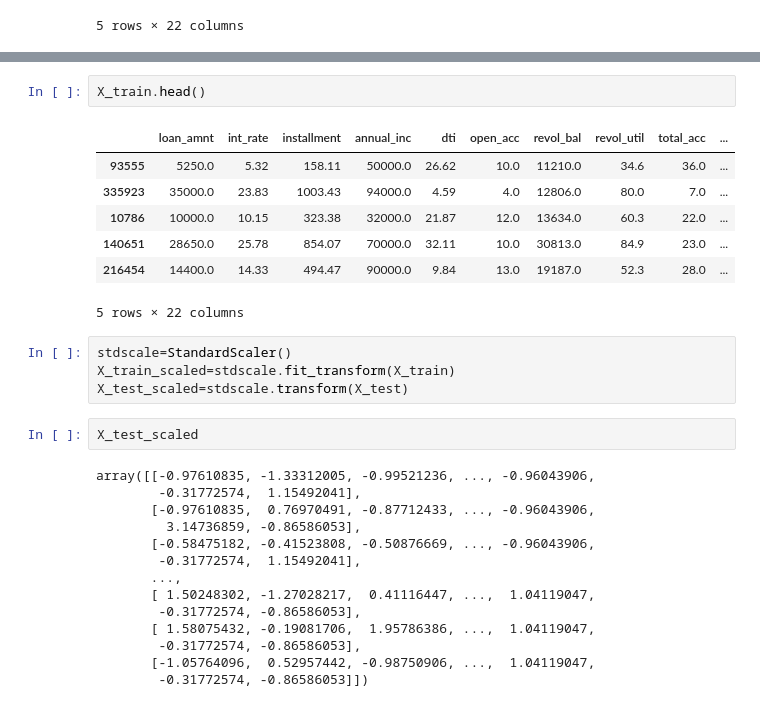
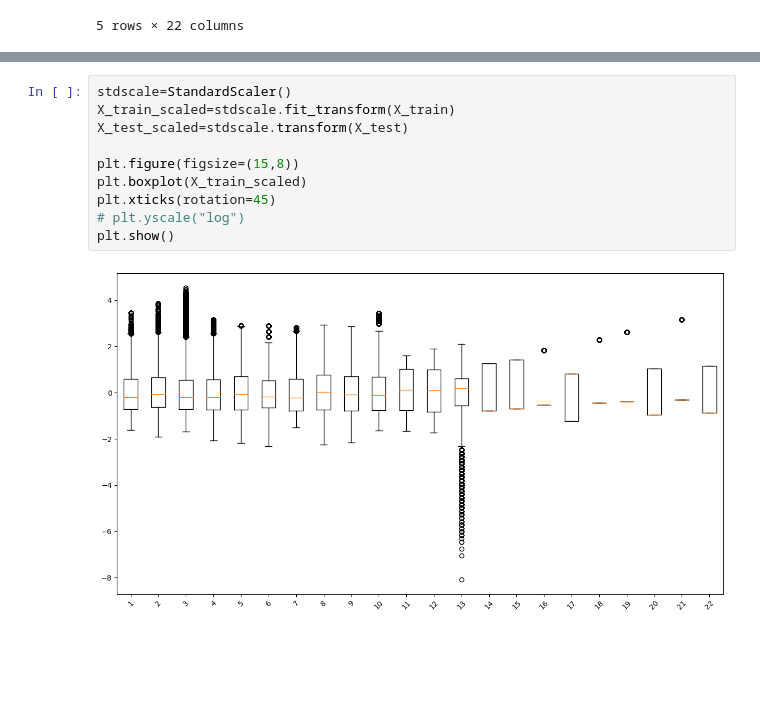
Before and after one commit to madhavpro3/DSML_casestudies, a Jupyter notebook: LoanTap_LogisticRegression.ipynb, the cells around one changed output, grey strips where cells are left out. Cells and saved outputs as stored; diff of their text form; blank space fills up the shorter version.

```diff
--- a/LoanTap_LogisticRegression.ipynb
+++ b/LoanTap_LogisticRegression.ipynb
@@ -651,30 +611,12 @@ Name: loan_status, dtype: int64
-# %%
-X_train.head()
-# %% [output]
-|  | loan_amnt | int_rate | installment | annual_inc | dti | open_acc | revol_bal | revol_util | total_acc | ... |
-| 93555 | 5250.0 | 5.32 | 158.11 | 50000.0 | 26.62 | 10.0 | 11210.0 | 34.6 | 36.0 | ... |
-| 335923 | 35000.0 | 23.83 | 1003.43 | 94000.0 | 4.59 | 4.0 | 12806.0 | 80.0 | 7.0 | ... |
-| 10786 | 10000.0 | 10.15 | 323.38 | 32000.0 | 21.87 | 12.0 | 13634.0 | 60.3 | 22.0 | ... |
-| 140651 | 28650.0 | 25.78 | 854.07 | 70000.0 | 32.11 | 10.0 | 30813.0 | 84.9 | 23.0 | ... |
-| 216454 | 14400.0 | 14.33 | 494.47 | 90000.0 | 9.84 | 13.0 | 19187.0 | 52.3 | 28.0 | ... |
-5 rows × 22 columns
 # %%
 stdscale=StandardScaler()
 X_train_scaled=stdscale.fit_transform(X_train)
 X_test_scaled=stdscale.transform(X_test)
+
+plt.figure(figsize=(15,8))
+plt.boxplot(X_train_scaled)
+plt.xticks(rotation=45)
+# plt.yscale("log")
+plt.show()
+# %% [output]
+[figure, added]
-# %%
-X_test_scaled
-# %% [output]
-array([[-0.97610835, -1.33312005, -0.99521236, ..., -0.96043906,
-        -0.31772574,  1.15492041],
-       [-0.97610835,  0.76970491, -0.87712433, ..., -0.96043906,
-         3.14736859, -0.86586053],
-       [-0.58475182, -0.41523808, -0.50876669, ..., -0.96043906,
-        -0.31772574,  1.15492041],
-       ...,
-       [ 1.50248302, -1.27028217,  0.41116447, ...,  1.04119047,
-        -0.31772574, -0.86586053],
-       [ 1.58075432, -0.19081706,  1.95786386, ...,  1.04119047,
-        -0.31772574, -0.86586053],
-       [-1.05764096,  0.52957442, -0.98750906, ...,  1.04119047,
-        -0.31772574, -0.86586053]])
```
Also changed, not shown: parts of 59 cells of this notebook.
